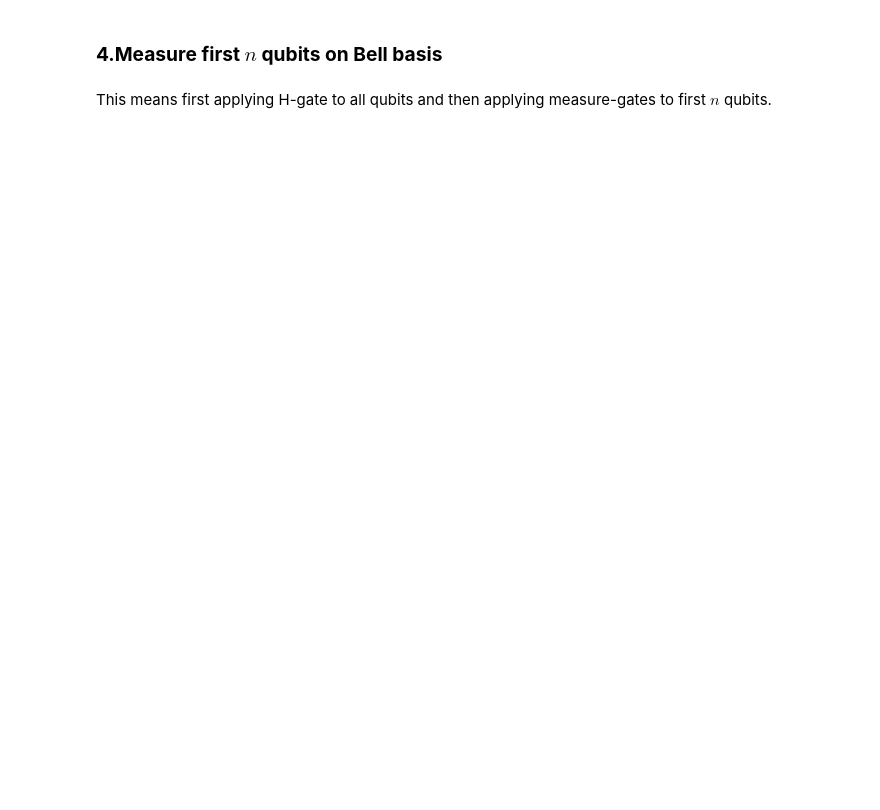
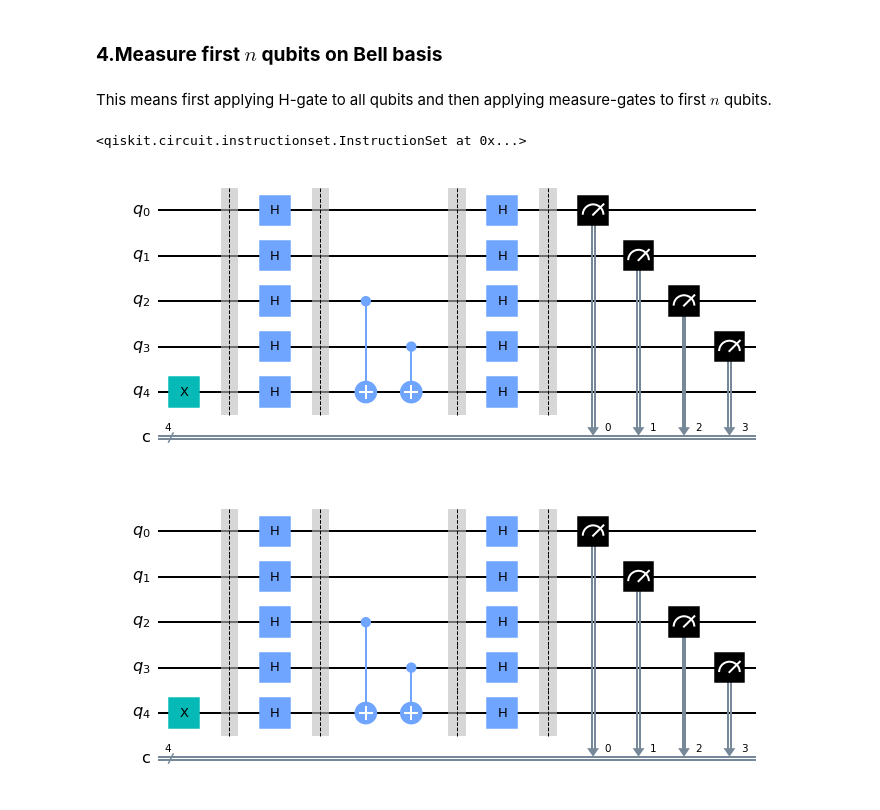
Before and after one commit to laios42/Quantum-Computing, a Jupyter notebook: Bernstein-Vazirani Algorithm/Bernstein_Vazirani_Algorithm.ipynb, the cells around one changed output. Saved outputs shown, nothing was run; the diff lists cells and outputs as text; code cells hidden in the pictures; blank space fills up the shorter version.

```diff
--- a/Bernstein-Vazirani Algorithm/Bernstein_Vazirani_Algorithm.ipynb
+++ b/Bernstein-Vazirani Algorithm/Bernstein_Vazirani_Algorithm.ipynb
@@ -28,6 +29,6 @@ from qiskit import *
 # %%
 # we decide on a secret number.
-secretNumber = '101001'
+secretNumber = '1100'
 # %%
 n = len(secretNumber)
 
@@ -49,7 +56,7 @@ circuit.draw(output='mpl')
 # %% [markdown]
 ### **3. Oracle**
 # %%
-for qubit_index, bit_0_or_1 in enumerate(reverse(secretNumber)):
+for qubit_index, bit_0_or_1 in enumerate(reversed(secretNumber)):
     if bit_0_or_1 == '1':
         circuit.cx(qubit_index, n)
 
@@ -62,4 +71,11 @@ This means first applying H-gate to all qubits and then applying measure-gates t
 circuit.h(range(n+1))   # range(n+1) returns [0,1,2,...,n] in Python, this will cover all the qubits.
 circuit.barrier()
 
-circuit.measure(range(n), )
+circuit.measure(range(n), range(n)) # measure the qubits indexed from 0 to n-1 and store them into the cbits indexed 0 to n-1.
+# %% [output]
+<qiskit.circuit.instructionset.InstructionSet at 0x...>
+# %%
+circuit.draw(output='mpl')
+# %% [output]
+[figure, added]
+[figure, added]
```
Also changed, not shown: parts of 11 cells of this notebook, 5 other files.
